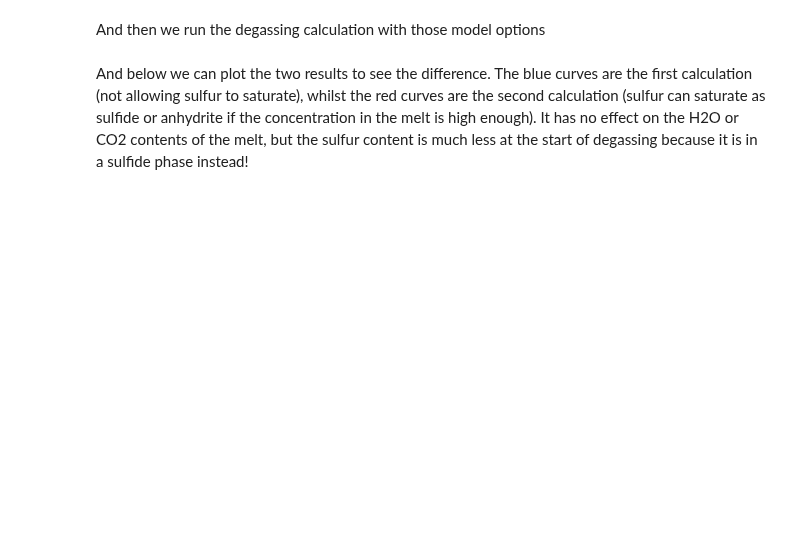
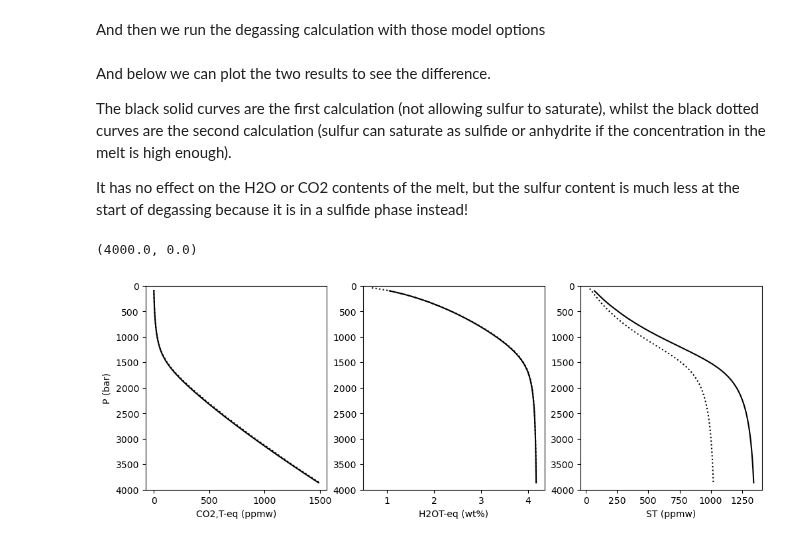
Before and after one commit to eryhughes/VolFe, a Jupyter notebook: docs/Examples/2a. degas_closed_bulk.ipynb, the cells around one changed output. Saved outputs shown, nothing was run; the diff lists cells and outputs as text; code cells hidden in the pictures; blank space fills up the shorter version.

```diff
--- a/docs/Examples/2a. degas_closed_bulk.ipynb
+++ b/docs/Examples/2a. degas_closed_bulk.ipynb
@@ -56,8 +55,7 @@ my_analysis = {'Sample':'Sari15-04-33',
            'CO2ppm': 1487., # ppm
            'STppm': 1343.5, # ppm
            'Xppm': 0., # ppm
-           #'Fe3FeT': 0.195,
-           'S6ST':0.5}
+           'Fe3FeT': 0.195}
 
 # Turn the dictionary into a pandas dataframe, setting the index to 0.
 my_analysis = pd.DataFrame(my_analysis, index=[0])
@@ -100,6 +118,6 @@ To do that we change the "sulfur_saturation" option from "no" (sulfur phases can
 # %%
 # Choose the options I want to change for the calculation - everything else will use the default options
-my_models = [['sulfur_saturation','yes']]
+my_models = [['sulfur_saturation','True']]
 
 # turn to dataframe with correct column headers and indexes
 my_models = vf.make_df_and_add_model_defaults(my_models)
@@ -109,5 +127,7 @@ And then we run the degassing calculation with those model options
 degas2 = vf.calc_gassing(my_analysis, models=my_models)
 # %% [markdown]
 And below we can plot the two results to see the difference.
-The blue curves are the first calculation (not allowing sulfur to saturate), whilst the red curves are the second calculation (sulfur can saturate as sulfide or anhydrite if the concentration in the melt is high enough).
+
+The black solid curves are the first calculation (not allowing sulfur to saturate), whilst the black dotted curves are the second calculation (sulfur can saturate as sulfide or anhydrite if the concentration in the melt is high enough).
+
 It has no effect on the H2O or CO2 contents of the melt, but the sulfur content is much less at the start of degassing because it is in a sulfide phase instead!
@@ -152,0 +134,24 @@ fig.show()
+# %%
+fig, (ax1, ax2, ax3) = plt.subplots(1, 3, figsize=(12,4))
+
+data1 = degas1 # sulfur cannot saturate
+data2 = degas2 # sulfur can saturate
+
+# Plotting results
+ax1.plot(data1['CO2T-eq_ppmw'], data1['P_bar'], '-k')
+ax1.plot(data2['CO2T-eq_ppmw'], data2['P_bar'], ':k')
+ax2.plot(data1['H2OT-eq_wtpc'], data1['P_bar'], '-k')
+ax2.plot(data2['H2OT-eq_wtpc'], data2['P_bar'], ':k')
+ax3.plot(data1['ST_ppmw'], data1['P_bar'], '-k')
+ax3.plot(data2['ST_ppmw'], data2['P_bar'], ':k')
+
+ax1.set_ylabel('P (bar)')
+ax1.set_xlabel('CO2,T-eq (ppmw)')
+ax2.set_xlabel('H2OT-eq (wt%)')
+ax3.set_xlabel('ST (ppmw)')
+ax1.set_ylim([4000,0])
+ax2.set_ylim([4000,0])
+ax3.set_ylim([4000,0])
+# %% [output]
+(4000.0, 0.0)
+[figure, added]
```
Also changed, not shown: parts of 9 cells of this notebook.
